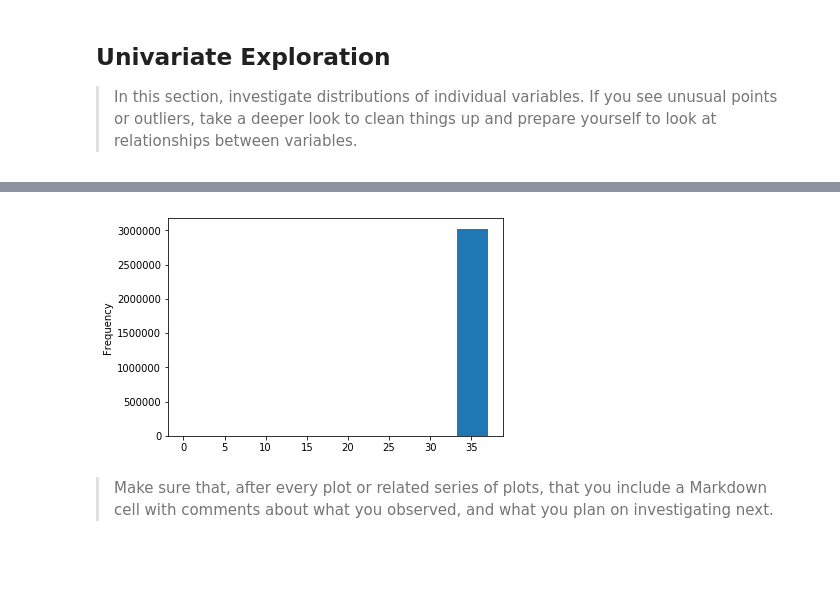
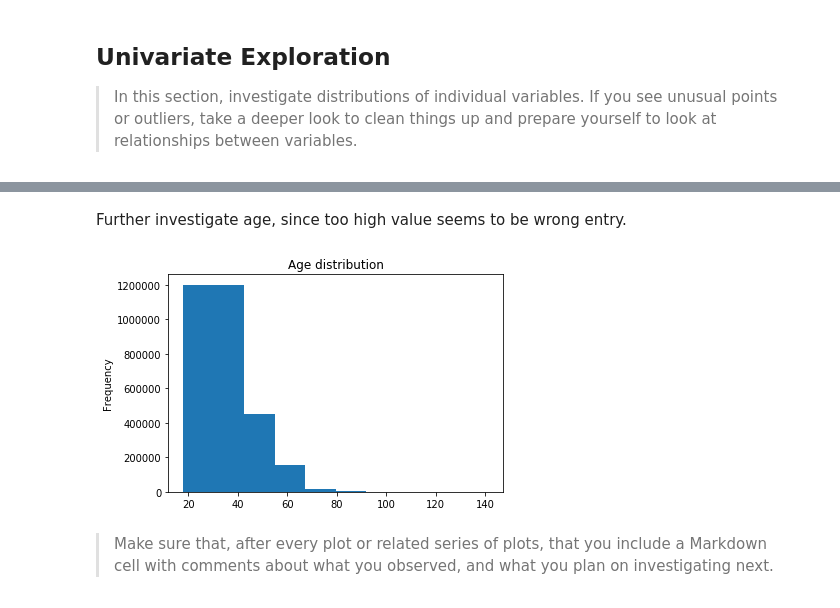
Before and after one commit to marcellovictorino/DAND_5_DataViz, a Jupyter notebook: 2_Project_ FordGoBike/1_EDA.ipynb, the cells around one changed output, grey strips where cells are left out. Cells and saved outputs as stored; diff of their text form; code cells hidden in the pictures; blank space fills up the shorter version.

```diff
--- a/2_Project_ FordGoBike/1_EDA.ipynb
+++ b/2_Project_ FordGoBike/1_EDA.ipynb
@@ -198,7 +252,9 @@ and prepare yourself to look at relationships between variables.
+# %% [markdown]
+Further investigate age, since too high value seems to be wrong entry.
 # %%
-df.end_station_latitude.plot(kind='hist');
+df.user_age.plot(kind='hist', title='Age distribution');
 # %% [output]
-[figure, old version]
+[figure, new version]
 # %% [markdown]
 > Make sure that, after every plot or related series of plots, that you
 include a Markdown cell with comments about what you observed, and what
```
Also changed, not shown: parts of 14 cells of this notebook.
